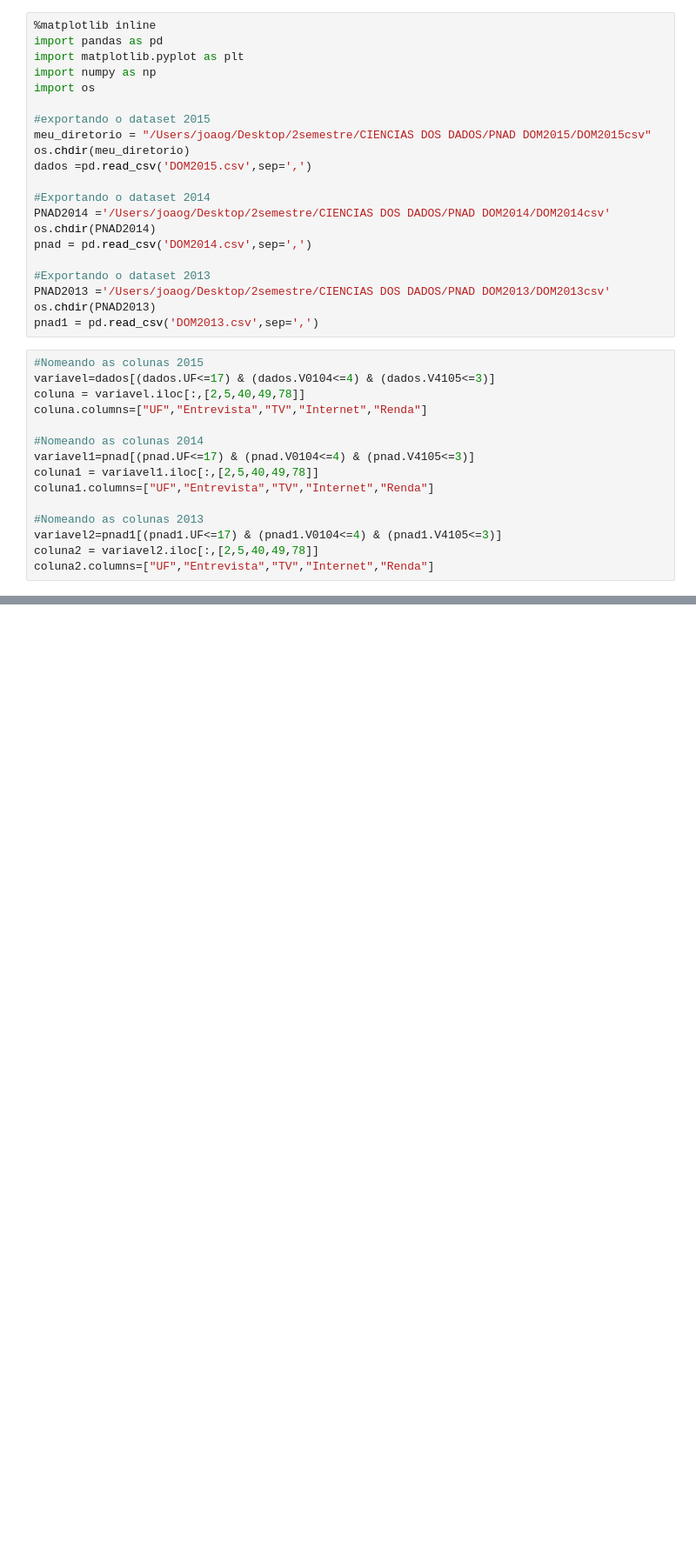
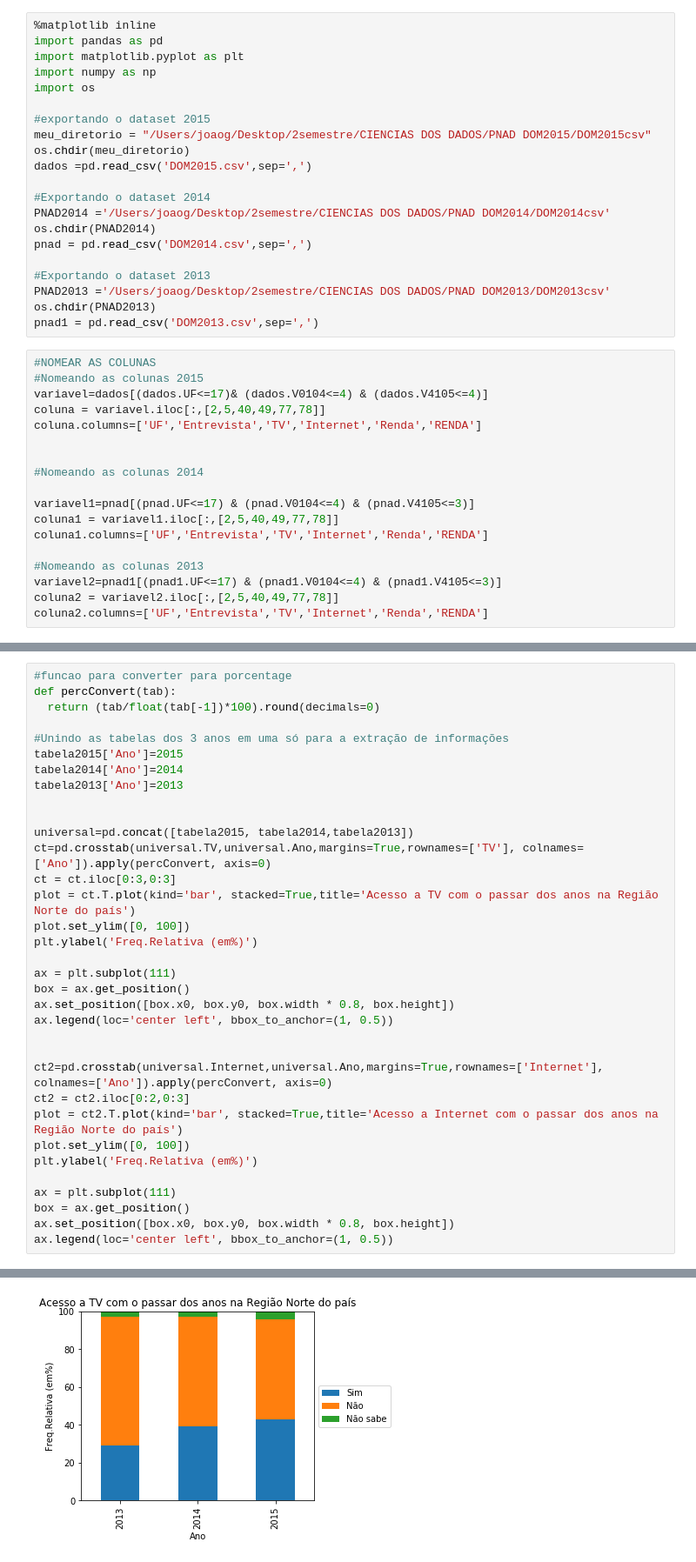
Before and after one commit to Joaogca/projeto1-CIENCIAS_DOS_DADOS, a Jupyter notebook: Tabela dos PNAD'S.ipynb, the cells around one changed output, grey strips where cells are left out. Shown at 87% size. Saved outputs shown, nothing was run; the diff lists cells and outputs as text; blank space fills up the shorter version.

Commit message:
Add files via upload
Dataframe filtrado, com gráficos que respondem as minhas perguntas.
(contém uma análise com o passar dos anos

```diff
--- a/Tabela dos PNAD'S.ipynb
+++ b/Tabela dos PNAD'S.ipynb
@@ -20,19 +20,22 @@ PNAD2013 ='/Users/joaog/Desktop/2semestre/CIENCIAS DOS DADOS/PNAD DOM2013/DOM201
 os.chdir(PNAD2013)
 pnad1 = pd.read_csv('DOM2013.csv',sep=',')
 # %%
+#NOMEAR AS COLUNAS
 #Nomeando as colunas 2015
-variavel=dados[(dados.UF<=17) & (dados.V0104<=4) & (dados.V4105<=3)]
-coluna = variavel.iloc[:,[2,5,40,49,78]]
-coluna.columns=["UF","Entrevista","TV","Internet","Renda"]
+variavel=dados[(dados.UF<=17)& (dados.V0104<=4) & (dados.V4105<=4)]
+coluna = variavel.iloc[:,[2,5,40,49,77,78]]
+coluna.columns=['UF','Entrevista','TV','Internet','Renda','RENDA']
+
 
 #Nomeando as colunas 2014
+
 variavel1=pnad[(pnad.UF<=17) & (pnad.V0104<=4) & (pnad.V4105<=3)]
-coluna1 = variavel1.iloc[:,[2,5,40,49,78]]
-coluna1.columns=["UF","Entrevista","TV","Internet","Renda"]
+coluna1 = variavel1.iloc[:,[2,5,40,49,77,78]]
+coluna1.columns=['UF','Entrevista','TV','Internet','Renda','RENDA']
 
 #Nomeando as colunas 2013
 variavel2=pnad1[(pnad1.UF<=17) & (pnad1.V0104<=4) & (pnad1.V4105<=3)]
-coluna2 = variavel2.iloc[:,[2,5,40,49,78]]
-coluna2.columns=["UF","Entrevista","TV","Internet","Renda"]
+coluna2 = variavel2.iloc[:,[2,5,40,49,77,78]]
+coluna2.columns=['UF','Entrevista','TV','Internet','Renda','RENDA']
 # %%
 #nomeando as categorias 2015
@@ -167,0 +90,35 @@ See the caveats in the documentation: http://pandas.pydata.org/pandas-docs/stabl
+# %%
+#funcao para converter para porcentage
+def percConvert(tab):
+  return (tab/float(tab[-1])*100).round(decimals=0)
+
+#Unindo as tabelas dos 3 anos em uma só para a extração de informações
+tabela2015['Ano']=2015
+tabela2014['Ano']=2014
+tabela2013['Ano']=2013
+
+
+universal=pd.concat([tabela2015, tabela2014,tabela2013])
+ct=pd.crosstab(universal.TV,universal.Ano,margins=True,rownames=['TV'], colnames=['Ano']).apply(percConvert, axis=0)
+ct = ct.iloc[0:3,0:3]
+plot = ct.T.plot(kind='bar', stacked=True,title='Acesso a TV com o passar dos anos na Região Norte do país')
+plot.set_ylim([0, 100])
+plt.ylabel('Freq.Relativa (em%)')
+
+ax = plt.subplot(111)
+box = ax.get_position()
+ax.set_position([box.x0, box.y0, box.width * 0.8, box.height])
+ax.legend(loc='center left', bbox_to_anchor=(1, 0.5))
+
+
+ct2=pd.crosstab(universal.Internet,universal.Ano,margins=True,rownames=['Internet'], colnames=['Ano']).apply(percConvert, axis=0)
+ct2 = ct2.iloc[0:2,0:3]
+plot = ct2.T.plot(kind='bar', stacked=True,title='Acesso a Internet com o passar dos anos na Região Norte do país')
+plot.set_ylim([0, 100])
+plt.ylabel('Freq.Relativa (em%)')
+
+ax = plt.subplot(111)
+box = ax.get_position()
+ax.set_position([box.x0, box.y0, box.width * 0.8, box.height])
+ax.legend(loc='center left', bbox_to_anchor=(1, 0.5))
+# %% [output]
@@ -167,0 +140 @@ See the caveats in the documentation: http://pandas.pydata.org/pandas-docs/stabl
+[figure, added]
```
Also changed, not shown: parts of 9 cells of this notebook.
